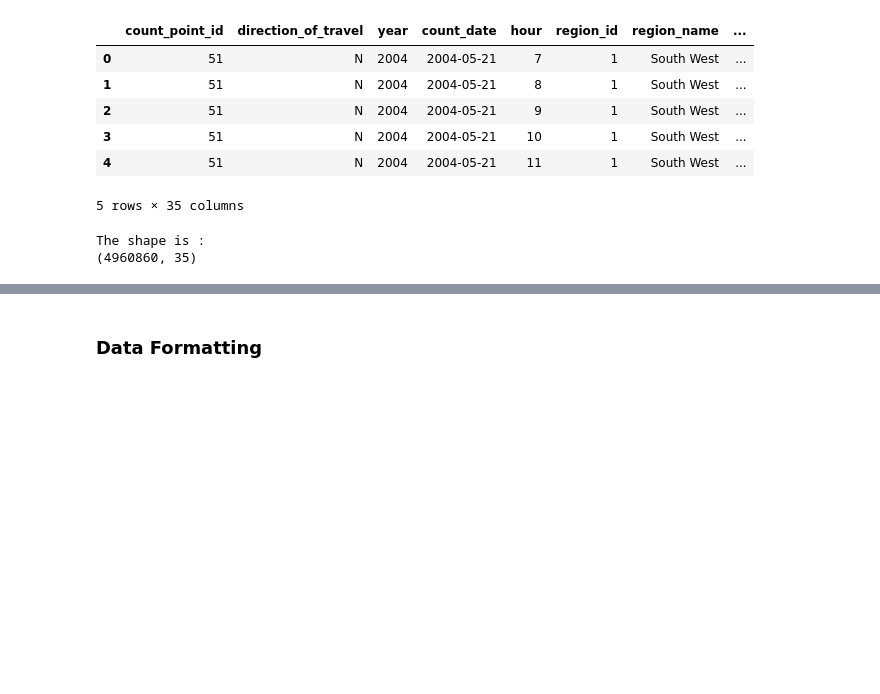
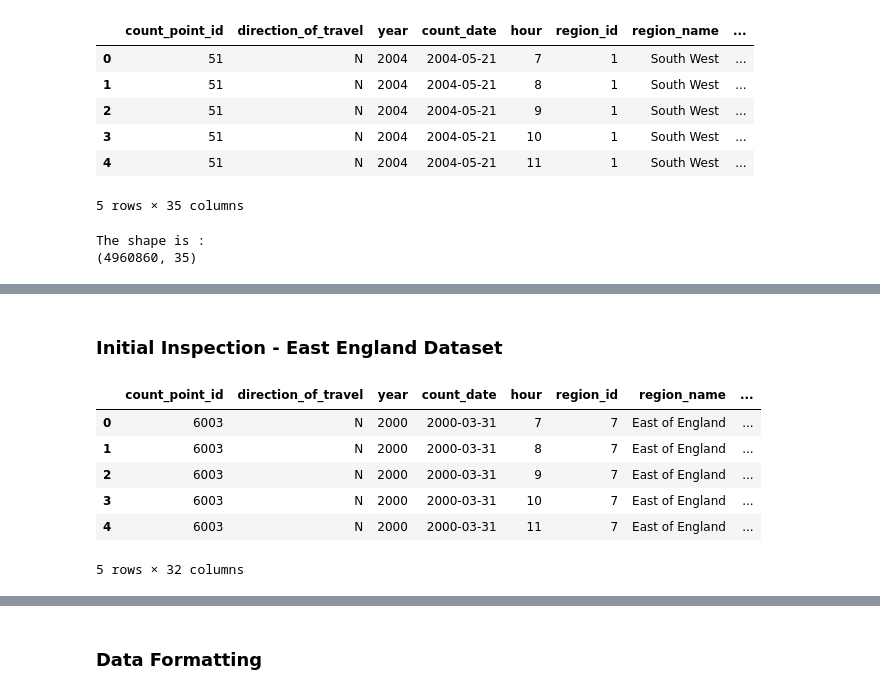
Before and after one commit to Emillia-rosette/traffic-volume-analysis, a Jupyter notebook: notebooks/01-data-loading-cleaning.ipynb, the cells around one changed output, grey strips where cells are left out. Drawn from its saved outputs; the diff is of its cells as text; code cells hidden in the pictures; blank space fills up the shorter version.

```diff
--- a/notebooks/01-data-loading-cleaning.ipynb
+++ b/notebooks/01-data-loading-cleaning.ipynb
@@ -121,0 +120,13 @@ Total rows in pd_count_pd_local_pointspoints: 6353
+# %% [markdown]
+### Initial Inspection - East England Dataset
+# %%
+east_england = pd.read_csv("/Users/emillianlandu/capstone-Emillia-rosette/data/dft_rawcount_region_id_7.csv")
+east_england.head()
+# %% [output]
+|  | count_point_id | direction_of_travel | year | count_date | hour | region_id | region_name | ... |
+| 0 | 6003 | N | 2000 | 2000-03-31 | 7 | 7 | East of England | ... |
+| 1 | 6003 | N | 2000 | 2000-03-31 | 8 | 7 | East of England | ... |
+| 2 | 6003 | N | 2000 | 2000-03-31 | 9 | 7 | East of England | ... |
+| 3 | 6003 | N | 2000 | 2000-03-31 | 10 | 7 | East of England | ... |
+| 4 | 6003 | N | 2000 | 2000-03-31 | 11 | 7 | East of England | ... |
+5 rows × 32 columns
```
Also changed, not shown: parts of 64 cells of this notebook, 2 other files.
